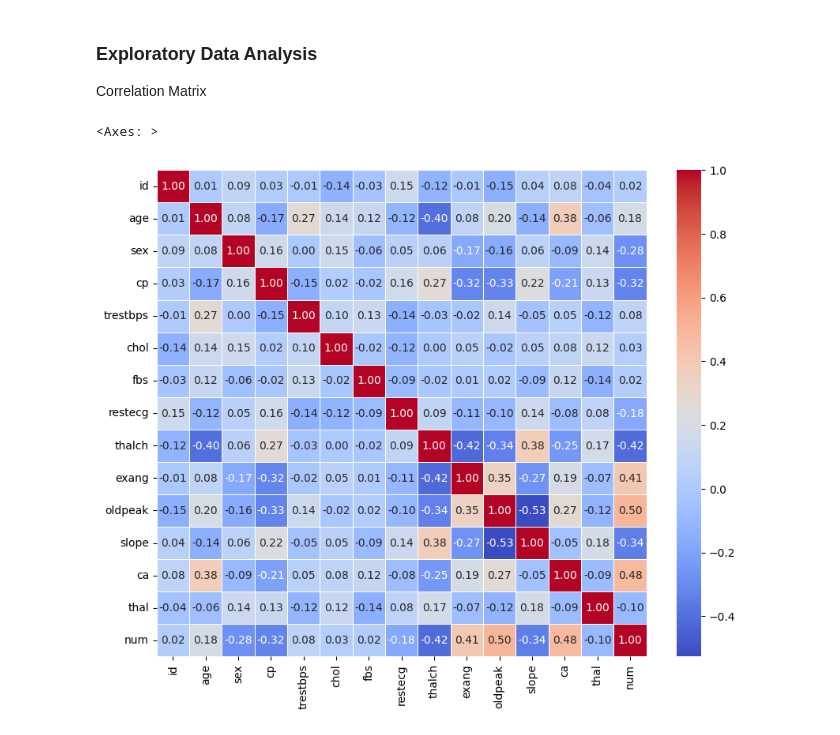
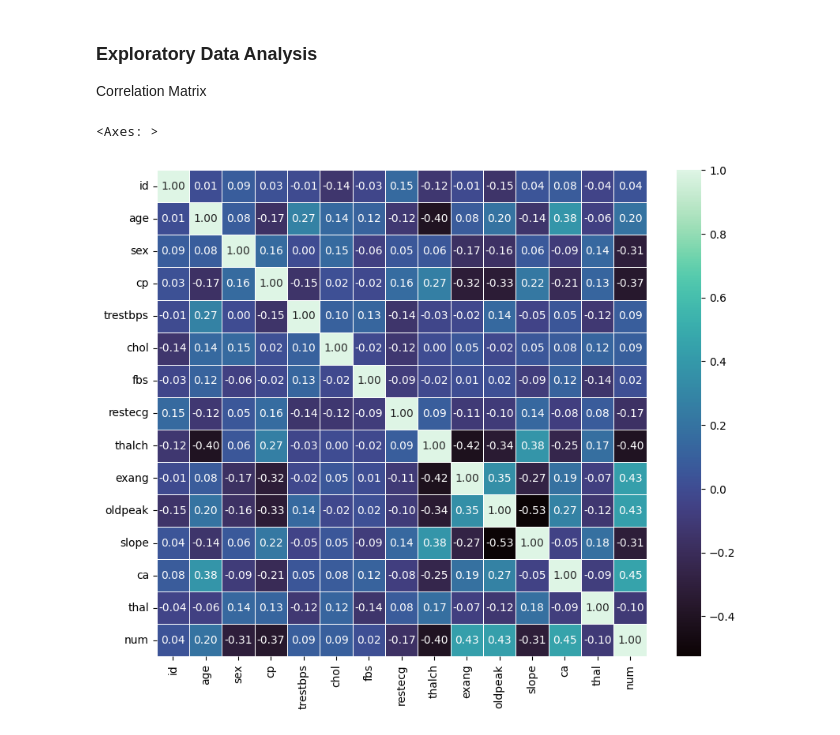
Before and after one commit to adriacv17/Capstone-Project-Heart-Disease, a Jupyter notebook: heart_disease_prediction.ipynb, the cells around one changed output. Drawn from its saved outputs; the diff is of its cells as text; code cells hidden in the pictures.

```diff
--- a/heart_disease_prediction.ipynb
+++ b/heart_disease_prediction.ipynb
@@ -402,12 +405,15 @@ Data columns (total 15 columns):
 dtypes: float64(4), int64(11)
 memory usage: 33.2 KB
 # %%
-# Handle missing values in 'restecg' column by filling with the mode
+# Change missing values in 'restecg' column by inputing with the mode
 cleveland_df['restecg'] = cleveland_df['restecg'].fillna(cleveland_df['restecg'].mode()[0])
 
-# Handle missing values in 'thal' column by filling with the mode
+# Change missing values in 'thal' column by inputing with the mode
 cleveland_df['thal'] = cleveland_df['thal'].fillna(cleveland_df['thal'].mode()[0])
 
+# Change values from negative as 0 and anything else as positive as 1
+cleveland_df['num'] = cleveland_df['num'].apply(lambda x: 0 if x == 0 else 1)
+
 cleveland_df.info()
 # %% [output]
 <class 'pandas.core.frame.DataFrame'>
@@ -433,7 +439,7 @@ Correlation Matrix
 # %%
 corr_matrix = cleveland_df.corr()
 plt.figure(figsize=(10, 8))
-sns.heatmap(corr_matrix, annot=True, cmap="coolwarm", fmt='.2f', linewidths=0.5)
+sns.heatmap(corr_matrix, annot=True, cmap="mako", fmt='.2f', linewidths=0.5)
 # %% [output]
 <Axes: >
-[figure, old version]
+[figure, new version]
```
Also changed, not shown: parts of 3 cells of this notebook.
